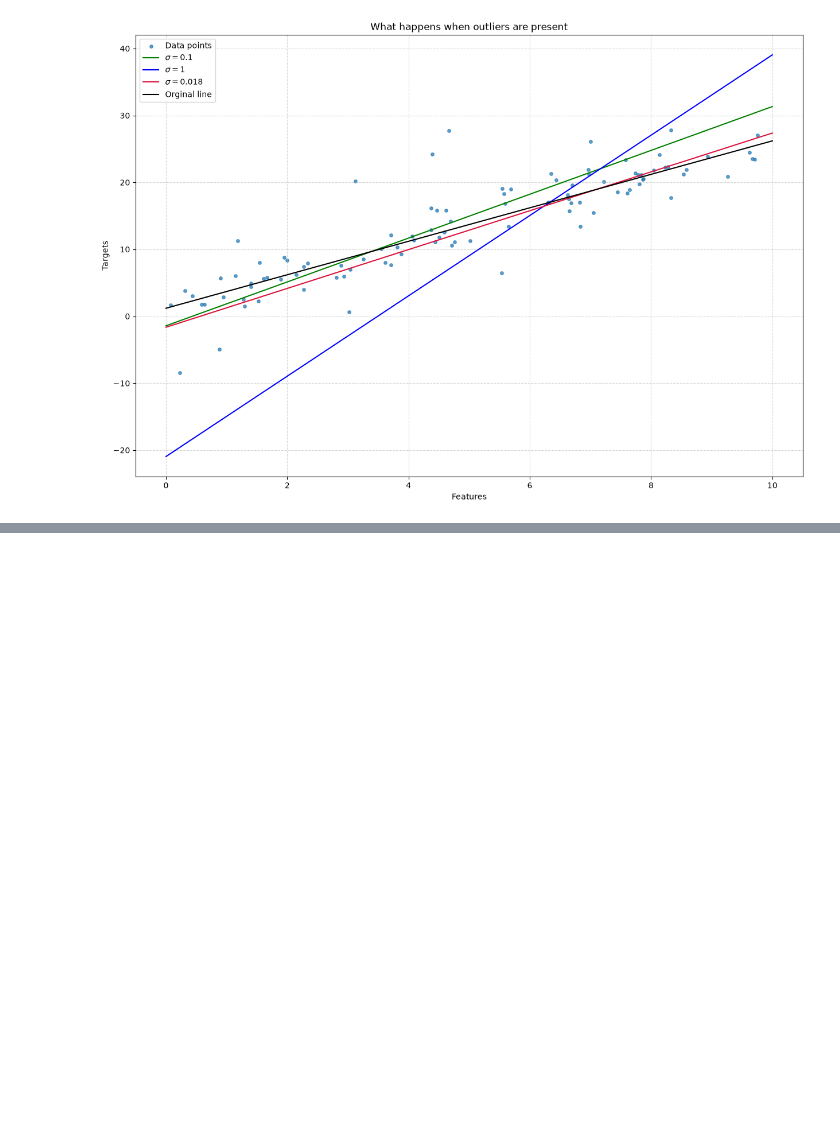
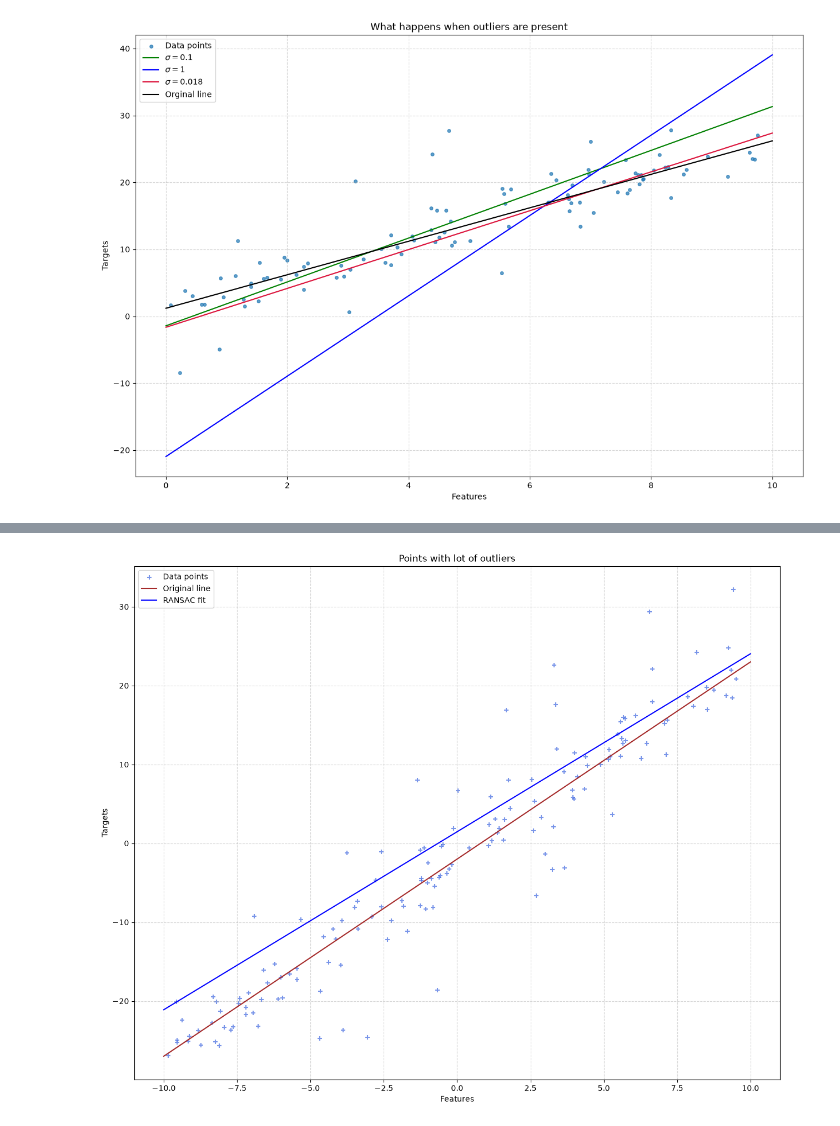
Before and after one commit to codingNR29/Image-processing, a Jupyter notebook: 05 Fitting.ipynb, the cells around one changed output, grey strips where cells are left out. Cells and saved outputs as stored; diff of their text form; code cells hidden in the pictures; blank space fills up the shorter version.

```diff
--- a/05 Fitting.ipynb
+++ b/05 Fitting.ipynb
@@ -285,0 +310,86 @@ plt.show()
+# %%
+#RANSAC function
+def RANSAC_fitting(X, y):
+
+    #Taking the means
+    X_bar = np.mean(X)
+    y_bar = np.mean(y)
+
+    #Taking standard deviation
+    X_sigma = np.std(X)
+    y_sigma = np.std(y)
+
+    #Centroid vector
+    centroid = np.array([X_bar, y_bar])
+
+    def line(p1, p2):
+        #To prevent zerodivisionerror
+        if p1[0] == p2[0]:
+            p2 = (p2[0] + 1e-5, p2[1])
+
+        #Gradient
+        m = (p2[1]- p1[1])/(p2[0] - p1[0])
+
+        #intercept
+        intercept = p2[1] - np.dot(m, p2[0])
+
+        #now y = m.x + b
+        #Turning into ax + by  = d
+        norm = (1**2 + np.abs(m)**2)**0.5
+        a, b, d = -m/norm, 1/norm, intercept/norm
+
+        return a, b, d
+
+    #Declaring variables to store the final value
+    parameters_set = None
+    max_number_of_inliers = 0
+
+    #Choosing the number of iterations
+    N = 100
+
+    #Iterating to choose the best line
+    for i in range(N):
+
+        #Selecting the points randomly
+        p1 = (X[i, 0], y[i])
+        p2 = (X[len(y) - i - 1, 0], y[len(y) - i - 1])
+        '''idx1, idx2 = np.random.choice(len(X), 2, replace=False)
+        p1 = (X[idx1], y[idx1])
+        p2 = (X[idx2], y[idx2])'''
+
+        #Calling the function and getting the paramers
+        parameters = line(p1, p2)
+
+        #Getting the residual vector
+        residuals = (parameters[0] * X) + (parameters[1] * y) - parameters[2]
+
+        #Setting the threshold
+        threshold = ((X_sigma**2 + y_sigma**2)**0.5)*2
+
+        #Counting the outliers
+        neglicting_res_idx = np.abs(residuals) < threshold
+
+        #Number of inliers
+        number_of_inliers = np.sum(neglicting_res_idx)
+
+        #Choosing the max
+        if number_of_inliers > max_number_of_inliers:
+            max_number_of_inliers = number_of_inliers
+            parameters_set = parameters
+
+
+    return parameters_set
+
+parameters = RANSAC_fitting(X, y)
+print(parameters)
+plt.figure(figsize=(15, 12))
+plt.scatter(X, y, color='royalblue', marker='+', label = 'Data points', alpha = 0.7, s = 40)
+plt.plot(X_plot, -2 + 2.5*X_plot, color = 'brown', label='Original line')
+plt.plot(X_plot, (- X_plot*parameters[0] + parameters[2])/(parameters[1]), color='blue', label='RANSAC fit')
+plt.grid(True, linestyle='--', alpha=0.5)
+plt.legend()
+plt.xlabel('Features')
+plt.ylabel('Targets')
+plt.title('Points with lot of outliers')
+plt.show()
+# %% [output]
@@ -285,0 +397 @@ plt.show()
+[figure, added]
```
Also changed, not shown: parts of 3 cells of this notebook.
